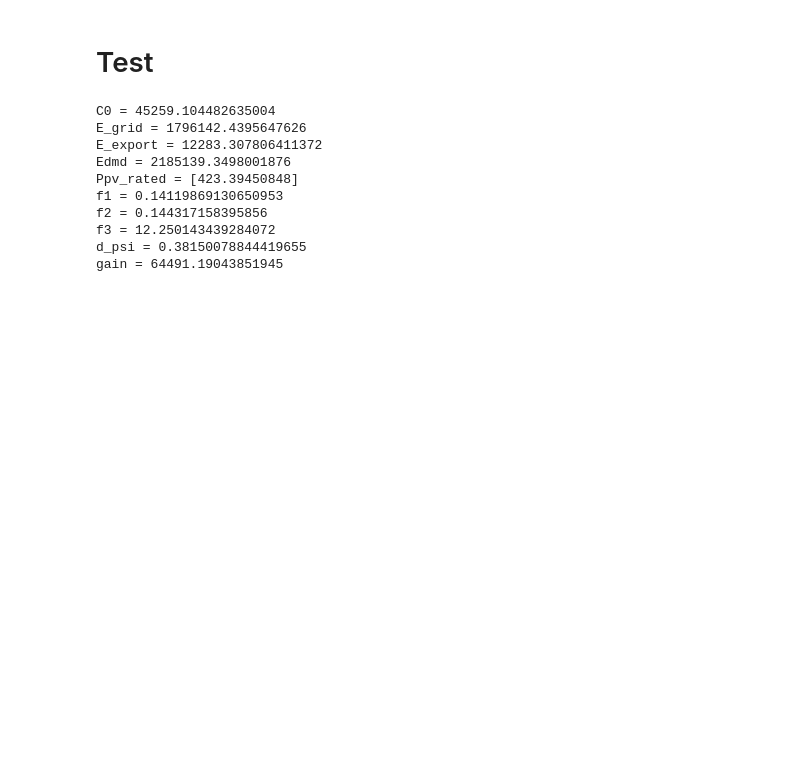
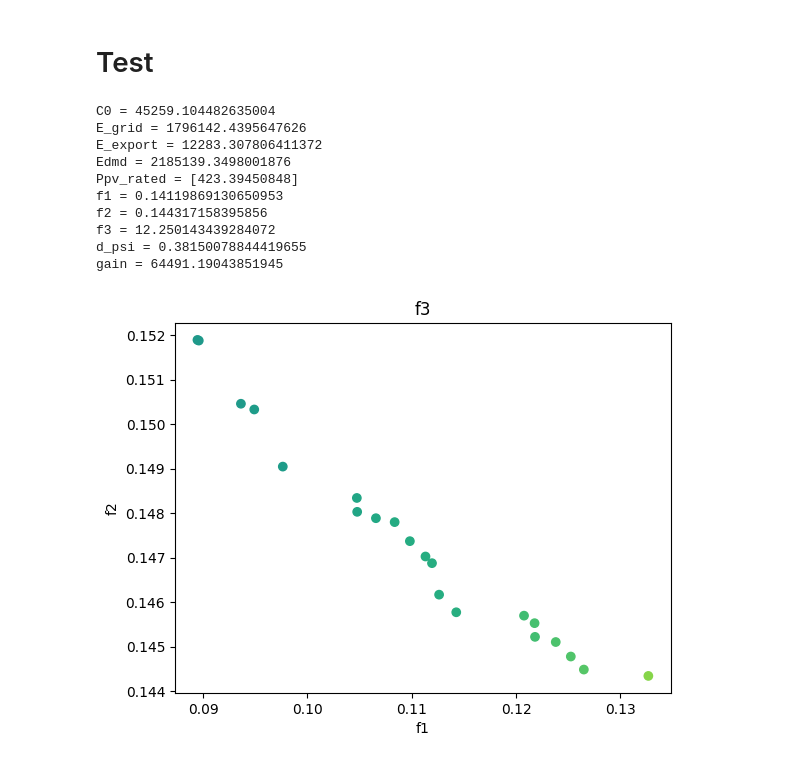
Before and after one commit to Louis9551/Solaire, a Jupyter notebook: Gauthier V2/V2-70-200/Jupyter_70_200.ipynb, the cells around one changed output. Cells and saved outputs as stored; diff of their text form; code cells hidden in the pictures; blank space fills up the shorter version.

```diff
--- a/Gauthier V2/V2-70-200/Jupyter_70_200.ipynb
+++ b/Gauthier V2/V2-70-200/Jupyter_70_200.ipynb
@@ -741,3 +740,33 @@ f2 = 0.144317158395856
 f3 = 12.250143439284072
 d_psi = 0.38150078844419655
 gain = 64491.19043851945
+# %%
+import pandas as pd
+
+data = {
+    'NumOnd_1': [1.0, 1.0, 1.0, 1.0, 1.0, 1.0, 1.0, 1.0, 1.0, 1.0, 1.0, 1.0, 1.0, 1.0, 1.0, 1.0, 1.0, 1.0, 1.0, 1.0, 1.0],
+    'Nps_1': [17.0, 17.0, 16.0, 17.0, 16.0, 16.0, 16.0, 16.0, 16.0, 16.0, 18.0, 17.0, 17.0, 17.0, 17.0, 17.0, 18.0, 16.0, 17.0, 17.0, 18.0],
+    'Npp_1': [10.0, 10.0, 12.0, 10.0, 13.0, 11.0, 11.0, 12.0, 13.0, 11.0, 10.0, 10.0, 10.0, 10.0, 9.0, 11.0, 10.0, 11.0, 10.0, 10.0, 11.0],
+    'gamma_1': [-7.843227, -6.005034, -6.452540, 1.482261, -5.079276, -5.157211, -4.233322, -6.301325, -4.522818, -1.881657, -7.043666, -7.943624, -5.089153, -5.747016, -6.167848, -5.050236, -5.893357, -2.052308, -1.305788, -3.843888, -5.178259],
+    'i_1': [42.180537, 40.799560, 40.121002, 37.148273, 38.666553, 41.905822, 41.350290, 40.284295, 38.537793, 38.866297, 39.878441, 42.520485, 41.490217, 41.551542, 41.282703, 41.036519, 40.842787, 39.622253, 39.034379, 39.306654, 39.874462],
+    'Ninsta_1': [9.0, 10.0, 8.0, 9.0, 9.0, 6.0, 7.0, 8.0, 9.0, 9.0, 8.0, 9.0, 7.0, 7.0, 8.0, 7.0, 7.0, 7.0, 8.0, 8.0, 8.0],
+    'NumOnd_2': [2.0, 2.0, 2.0, 2.0, 2.0, 2.0, 2.0, 2.0, 2.0, 2.0, 2.0, 2.0, 2.0, 2.0, 2.0, 2.0, 2.0, 2.0, 2.0, 2.0, 2.0],
+    'Nps_2': [17.0, 17.0, 17.0, 17.0, 15.0, 17.0, 17.0, 17.0, 15.0, 17.0, 16.0, 17.0, 18.0, 18.0, 17.0, 17.0, 16.0, 17.0, 17.0, 17.0, 18.0],
+    'Npp_2': [3.0, 3.0, 3.0, 3.0, 3.0, 3.0, 3.0, 3.0, 3.0, 3.0, 3.0, 3.0, 3.0, 3.0, 3.0, 3.0, 3.0, 3.0, 3.0, 3.0, 3.0],
+    'gamma_2': [49.166149, 40.489989, 38.174998, 20.480148, 30.444225, 50.432032, 46.541354, 39.295454, 29.599211, 30.599522, 38.337514, 50.736834, 46.324302, 47.624093, 45.786798, 44.694799, 43.609152, 35.841952, 32.203043, 33.802608, 37.293305],
+    'i_2': [34.287952, 36.048351, 36.317327, 40.898354, 37.763539, 34.731703, 35.513665, 36.178517, 38.029390, 38.436674, 36.249815, 34.005837, 35.425171, 35.078143, 35.234640, 35.638110, 35.691119, 37.684502, 38.423474, 37.657243, 36.824883],
+    'Ninsta_2': [13.0, 17.0, 18.0, 22.0, 22.0, 10.0, 11.0, 17.0, 22.0, 21.0, 19.0, 12.0, 13.0, 12.0, 15.0, 13.0, 15.0, 16.0, 17.0, 18.0, 16.0],
+    'f1': [0.112628, 0.097646, 0.104744, 0.093633, 0.089595, 0.132685, 0.126502, 0.106573, 0.089466, 0.094911, 0.108368, 0.114272, 0.123809, 0.125252, 0.120768, 0.121821, 0.121780, 0.111947, 0.111323, 0.109827, 0.104776],
+    'f2': [0.146167, 0.149046, 0.148341, 0.150459, 0.151879, 0.144340, 0.144483, 0.147886, 0.151894, 0.150330, 0.147798, 0.145771, 0.145102, 0.144776, 0.145695, 0.145218, 0.145526, 0.146875, 0.147025, 0.147370, 0.148029],
+    'f3': [6.205582, 5.496902, 5.916639, 5.395415, 5.388136, 8.180219, 7.371622, 5.990142, 5.379882, 5.472291, 6.127549, 6.283777, 7.153329, 7.265276, 6.929287, 6.989951, 7.052354, 6.234248, 6.192375, 6.138204, 5.871622]
+}
+
+# Plot data f2 vs f1 with color mapped to f3 and difference for NumOnd_1 and NumOnd_2
+fig, ax = plt.subplots()
+ax.scatter(data['f1'], data['f2'], c=data['f3'], cmap='viridis', vmin=0, vmax=10)
+ax.set_xlabel('f1')
+ax.set_ylabel('f2')
+ax.set_title('f3')
+plt.show()
+# %% [output]
+[figure, added]
```
Also changed, not shown: parts of 3 cells of this notebook.
